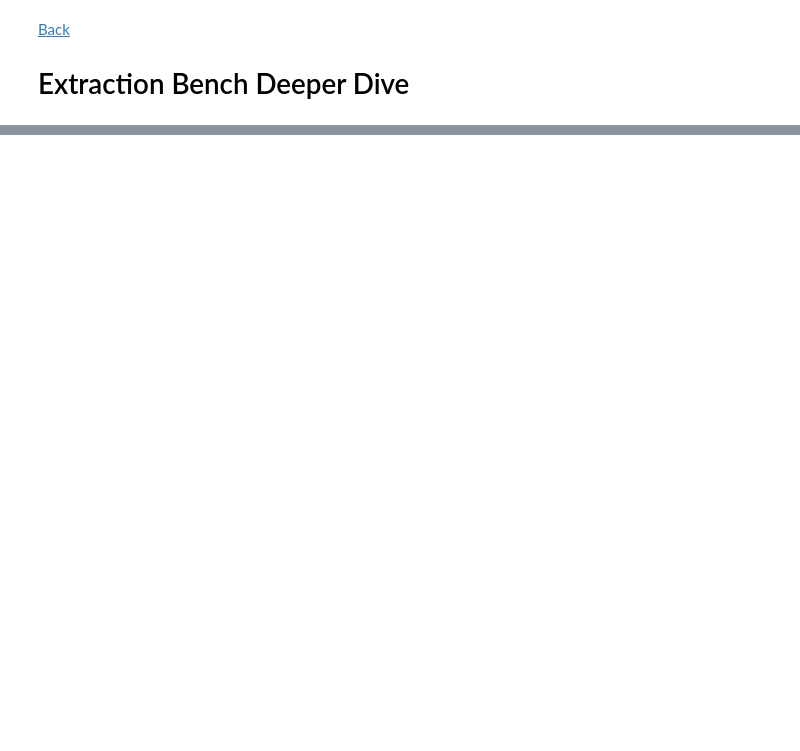
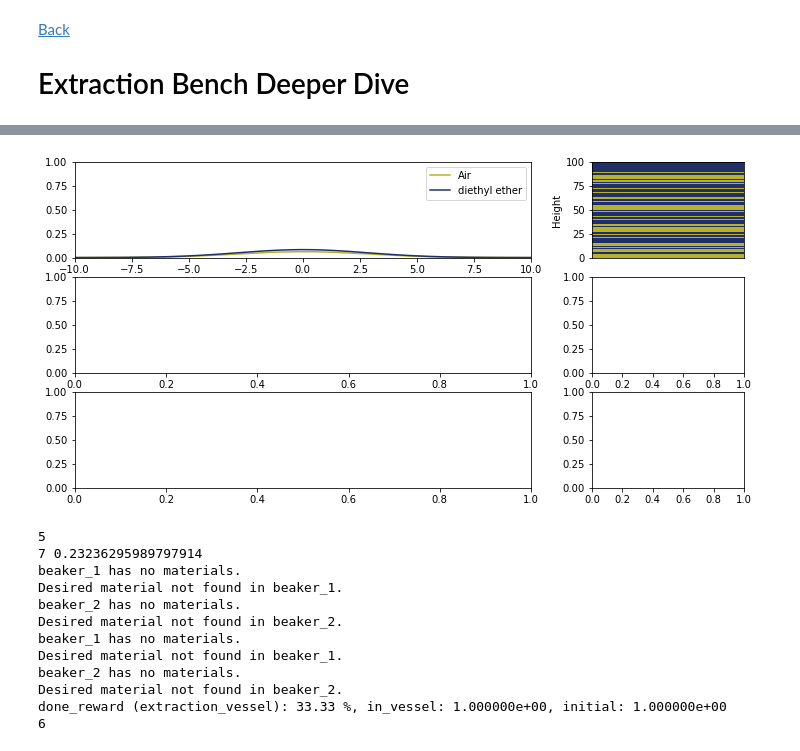
Before and after one commit to chemgymrl/chemgymrl, a Jupyter notebook: Gym notes.ipynb, the cells around one changed output, grey strips where cells are left out. Drawn from its saved outputs; the diff is of its cells as text; code cells hidden in the pictures; blank space fills up the shorter version.

```diff
--- a/Gym notes.ipynb
+++ b/Gym notes.ipynb
@@ -416,0 +494,32 @@ print(env_ids)
+# %%
+done = False
+env.reset()
+x = 0
+
+while not done:
+    act = np.random.uniform(0,1,[2])
+    act[0]*=7.1
+    if act[0]<7:
+        act[0]=4
+    act[1]*=5
+    obs,_,done,_ = env.step(act)
+    env.reset()
+    x+=1
+    if not done:
+        clear_output(wait=True)
+        env.render()
+    print(x)
+# %% [output]
+[figure, added]
+5
+7 0.23236295989797914
+beaker_1 has no materials.
+Desired material not found in beaker_1.
+beaker_2 has no materials.
+Desired material not found in beaker_2.
+beaker_1 has no materials.
+Desired material not found in beaker_1.
+beaker_2 has no materials.
+Desired material not found in beaker_2.
+done_reward (extraction_vessel): 33.33 %, in_vessel: 1.000000e+00, initial: 1.000000e+00
+6
```
Also changed, not shown: parts of 13 cells of this notebook, 2 other files.
